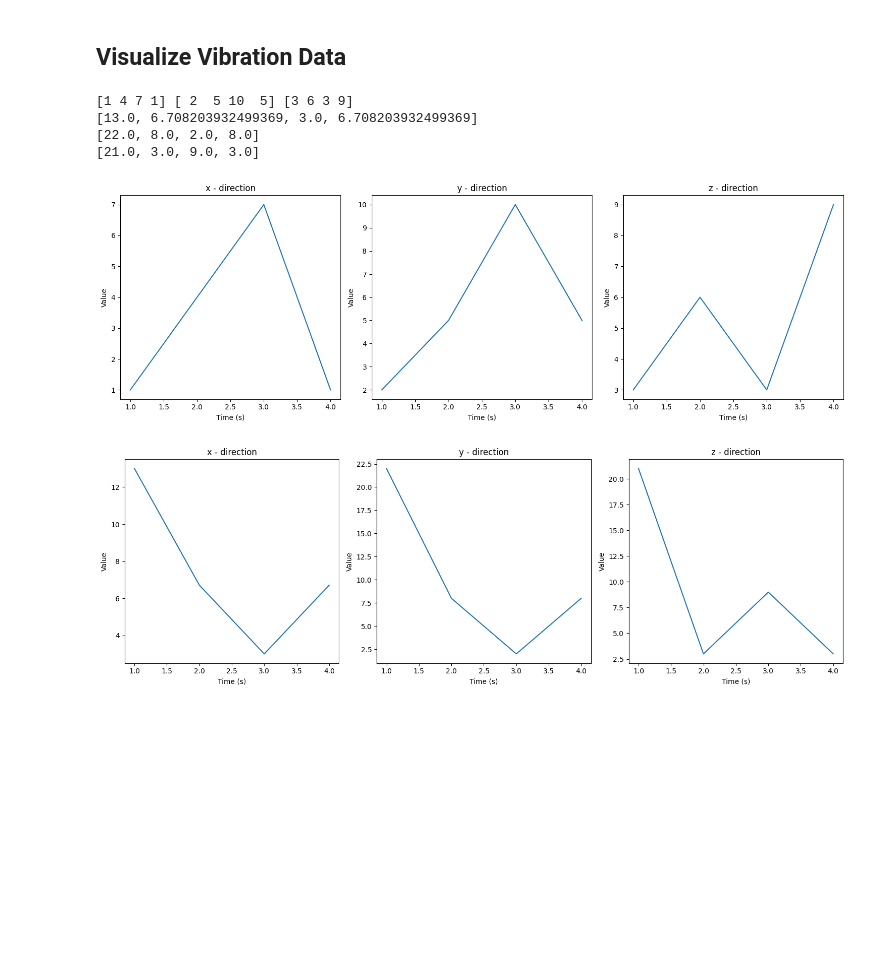
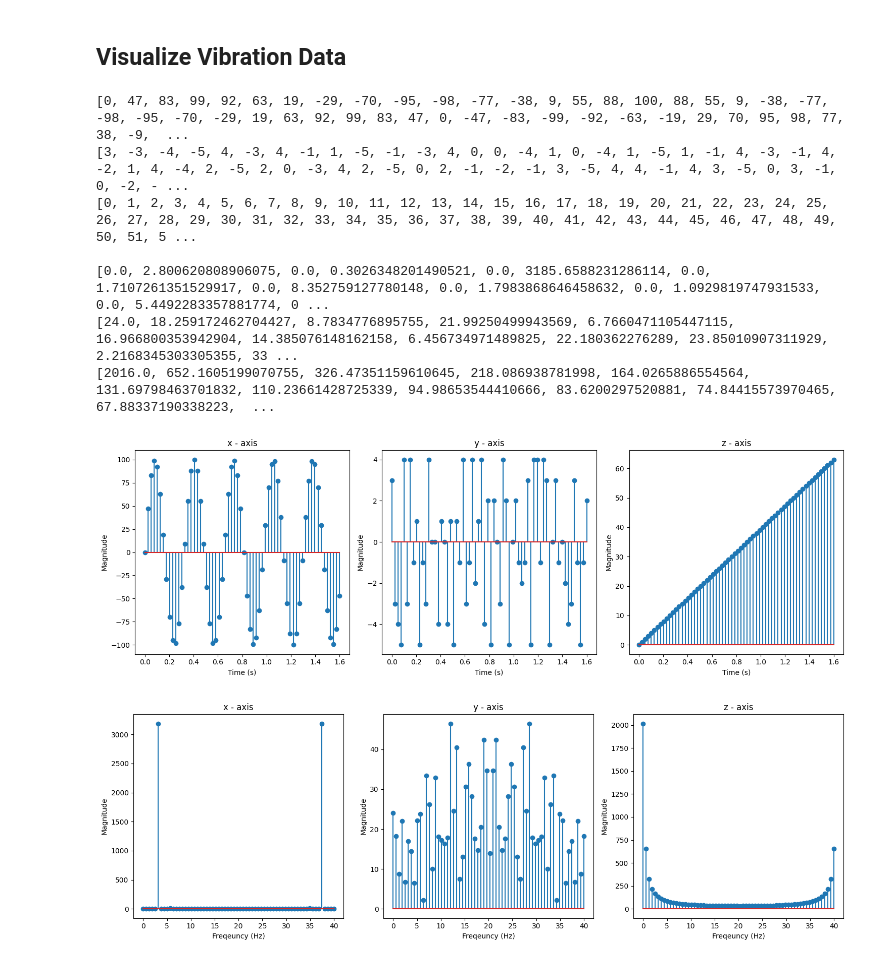
Before and after one commit to VibroGuard/Visualize-Data, a Jupyter notebook: Visualize-Basics/Visualize_Vibration_Data.ipynb, the cells around one changed output. Cells and saved outputs as stored; diff of their text form; code cells hidden in the pictures; blank space fills up the shorter version.

Commit message:
Update visualizing function to correct axis name, and test with dummy data

```diff
--- a/Visualize-Basics/Visualize_Vibration_Data.ipynb
+++ b/Visualize-Basics/Visualize_Vibration_Data.ipynb
@@ -27,7 +27,7 @@ def fft_data(data):
     fft_result = np.fft.fft(data)
     return fft_result.tolist(), np.abs(fft_result).tolist()
 # %%
-def visualize_data(x, y, z, sps):
+def visualize_data(x, y, z, sps, plot_type):
     """
     This function visualizes the data in x, y, z directions with respect to time
     :param x:
@@ -37,16 +37,21 @@ def visualize_data(x, y, z, sps):
     :return: plots the data
     """
     fig, axs = plt.subplots(1, 3, figsize=(15, 5))
-    names = ["x - direction", "y - direction", "z - direction"]
+    names = ["x - axis", "y - axis", "z - axis"]
     for i, ax in enumerate(axs):
         data = [x, y, z][i]
-        time = len(data) / sps  # time = number of samples / samples per second
-        t_axis = np.linspace(1, time, len(data))  # time counts form 1 to the end
-        ax.plot(t_axis, data)
+        if plot_type == "time":
+          time = len(data) / sps  # time = number of samples / samples per second
+          horizontal_axis = np.linspace(0, time, len(data))
+        elif plot_type == "frequency":
+          horizontal_axis = np.linspace(0, sps, len(data))
+        ax.stem(horizontal_axis, data)
 
         ax.set_title(names[i])
-        ax.set_xlabel('Time (s)')
-        ax.set_ylabel('Value')
+        if plot_type == "time": xLabel = "Time (s)"
+        elif plot_type == "frequency": xLabel = "Freqeuncy (Hz)"
+        ax.set_xlabel(xLabel)
+        ax.set_ylabel('Magnitude')
 
     plt.tight_layout()
     plt.show()
@@ -54,24 +59,33 @@ def visualize_data(x, y, z, sps):
 # Sample data sets
 data_sets = [[1, 2, 3], [4, 5, 6], [7, 10, 3], [1, 5, 9]]  # put data set here
 data_sets = np.array(data_sets)
+# %%
+sampling_frequency = 40
+num_samples = 64
+data_set_2 = [[int(100 * np.sin(5 * 2 * np.pi * i / num_samples)) for i in range(num_samples)], [np.random.randint(-5, 5) for _ in range(num_samples)], [i for i in range(num_samples)]]
 # %%
-x, y, z = pre_process_data(data_sets)
-print(x, y, z)
+# x, y, z = pre_process_data(data_set_2)
+x, y, z = data_set_2
+print(x, y, z, sep="\n")
+print()
 
 fft_ij_x, fft_mag_x = fft_data(x)
 fft_ij_y, fft_mag_y = fft_data(y)
 fft_ij_z, fft_mag_z = fft_data(z)
 print(fft_mag_x)
 print(fft_mag_y)
 print(fft_mag_z)
 
-visualize_data(x, y, z, 1)
+visualize_data(x, y, z, sampling_frequency, "time")
 
-visualize_data(fft_mag_x, fft_mag_y, fft_mag_z, 1)
+visualize_data(fft_mag_x, fft_mag_y, fft_mag_z, sampling_frequency, "frequency")
 # %% [output]
-[1 4 7 1] [ 2  5 10  5] [3 6 3 9]
-[13.0, 6.708203932499369, 3.0, 6.708203932499369]
-[22.0, 8.0, 2.0, 8.0]
-[21.0, 3.0, 9.0, 3.0]
+[0, 47, 83, 99, 92, 63, 19, -29, -70, -95, -98, -77, -38, 9, 55, 88, 100, 88, 55, 9, -38, -77, -98, -95, -70, -29, 19, 63, 92, 99, 83, 47, 0, -47, -83, -99, -92, -63, -19, 29, 70, 95, 98, 77, 38, -9,  ...
+[3, -3, -4, -5, 4, -3, 4, -1, 1, -5, -1, -3, 4, 0, 0, -4, 1, 0, -4, 1, -5, 1, -1, 4, -3, -1, 4, -2, 1, 4, -4, 2, -5, 2, 0, -3, 4, 2, -5, 0, 2, -1, -2, -1, 3, -5, 4, 4, -1, 4, 3, -5, 0, 3, -1, 0, -2, - ...
+[0, 1, 2, 3, 4, 5, 6, 7, 8, 9, 10, 11, 12, 13, 14, 15, 16, 17, 18, 19, 20, 21, 22, 23, 24, 25, 26, 27, 28, 29, 30, 31, 32, 33, 34, 35, 36, 37, 38, 39, 40, 41, 42, 43, 44, 45, 46, 47, 48, 49, 50, 51, 5 ...
+
+[0.0, 2.800620808906075, 0.0, 0.3026348201490521, 0.0, 3185.6588231286114, 0.0, 1.7107261351529917, 0.0, 8.352759127780148, 0.0, 1.7983868646458632, 0.0, 1.0929819747931533, 0.0, 5.4492283357881774, 0 ...
+[24.0, 18.259172462704427, 8.7834776895755, 21.99250499943569, 6.7660471105447115, 16.966800353942904, 14.385076148162158, 6.456734971489825, 22.180362276289, 23.85010907311929, 2.2168345303305355, 33 ...
+[2016.0, 652.1605199070755, 326.47351159610645, 218.086938781998, 164.0265886554564, 131.69798463701832, 110.23661428725339, 94.98653544410666, 83.6200297520881, 74.84415573970465, 67.88337190338223,  ...
-[figure, old version]
+[figure, new version]
-[figure, old version]
+[figure, new version]
```
